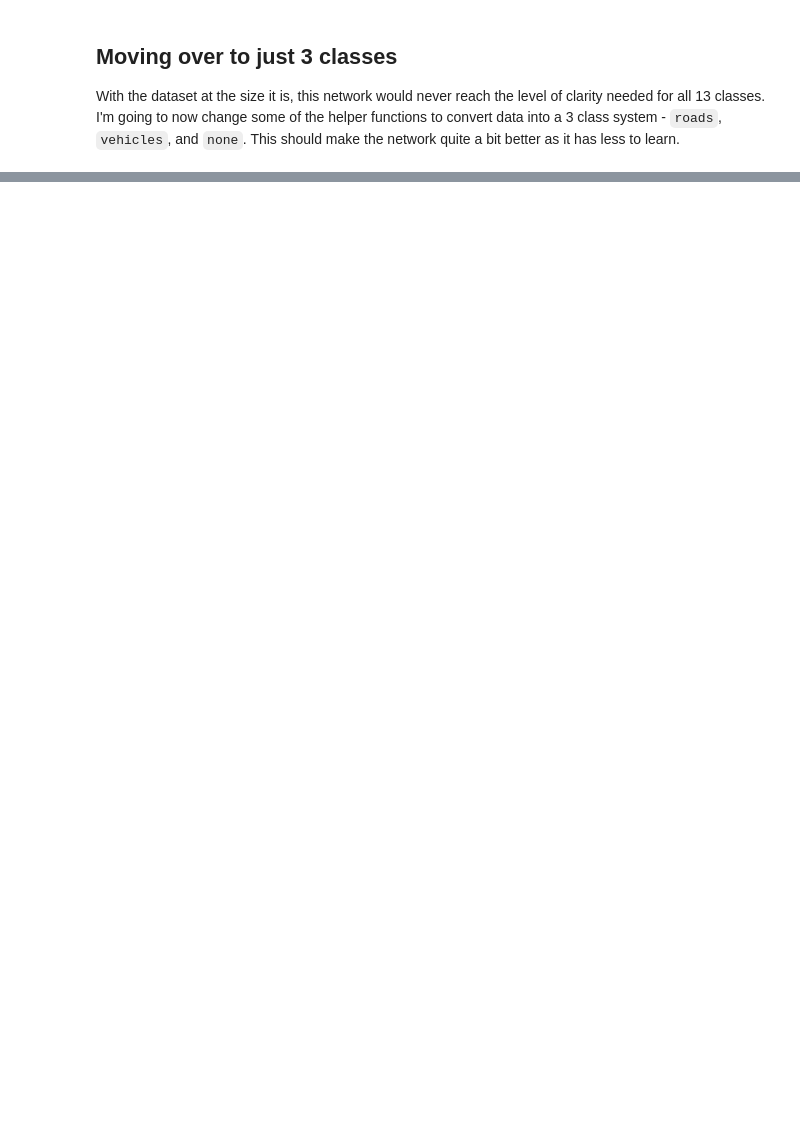
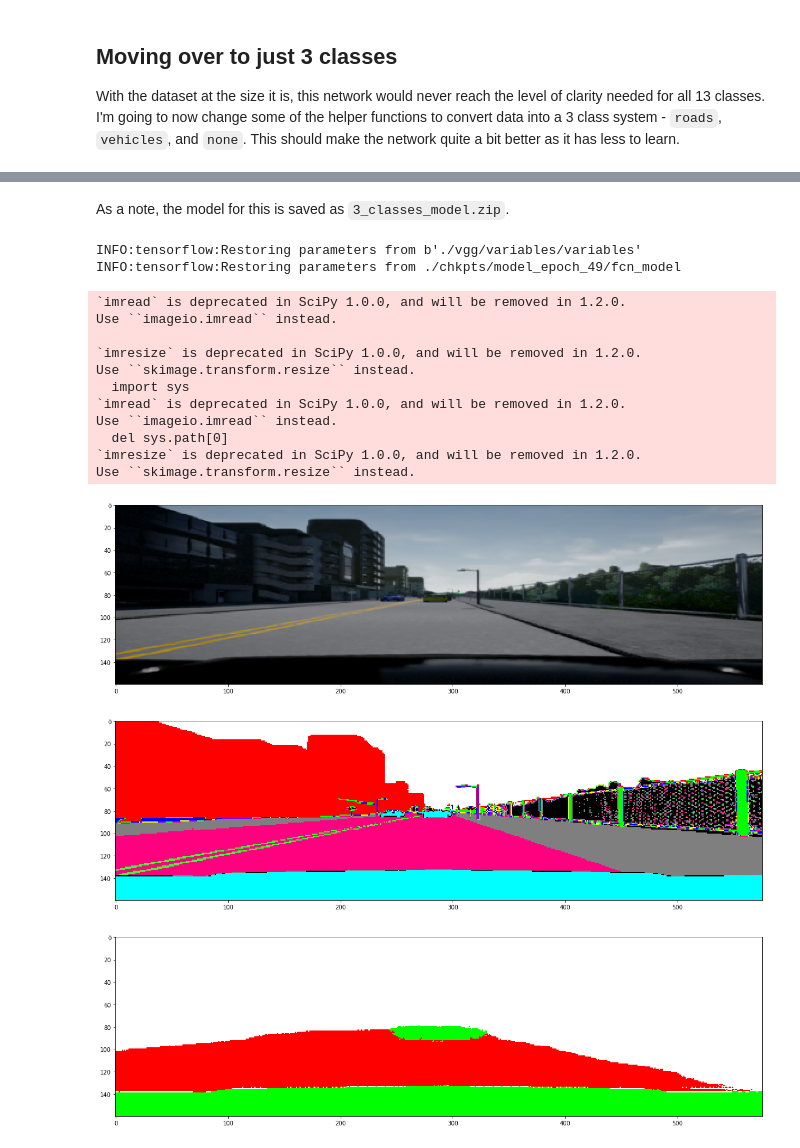
Before and after one commit to hlfshell/lyft-challenge-segmentation, a Jupyter notebook: Segmantic Segmentation with VGG16.ipynb, the cells around one changed output, grey strips where cells are left out. Drawn from its saved outputs; the diff is of its cells as text; code cells hidden in the pictures; blank space fills up the shorter version.

```diff
--- a/Segmantic Segmentation with VGG16.ipynb
+++ b/Segmantic Segmentation with VGG16.ipynb
@@ -438,0 +450,18 @@ With the dataset at the size it is, this network would never reach the level of
+# %%
+saver = None
+
+tf.reset_default_graph()
+
+with tf.Session() as sess:
+
+    model = {}
+    model['settings'] = { "num_classes": 3 }
+    get_placeholders(model)
+    load_vgg(model)
+    vgg_fcn(model)
+    get_logits(model)
+    get_loss(model)
+
+    saver = tf.train.Saver()
+
+    train(sess, model, 50, 10, 0.5, 0.0001)
@@ -438,0 +544,35 @@ With the dataset at the size it is, this network would never reach the level of
+# %% [markdown]
+As a note, the model for this is saved as `3_classes_model.zip`.
+# %%
+tf.reset_default_graph()
+with tf.Session() as sess:
+    model = {}
+    model['settings'] = { "num_classes": 3 }
+    get_placeholders(model)
+    load_vgg(model)
+    vgg_fcn(model)
+    get_logits(model)
+    get_loss(model)
+
+    saver = tf.train.Saver()
+#     saver = tf.train.import_meta_graph("./chkpts/model_epoch_9/checkpoint")
+    saver.restore(sess, './chkpts/model_epoch_49/fcn_model')
+
+    results = execute_on_image(sess, model, "165")
+# %% [output]
+INFO:tensorflow:Restoring parameters from b'./vgg/variables/variables'
+INFO:tensorflow:Restoring parameters from ./chkpts/model_epoch_49/fcn_model
+`imread` is deprecated in SciPy 1.0.0, and will be removed in 1.2.0.
+Use ``imageio.imread`` instead.
+
+`imresize` is deprecated in SciPy 1.0.0, and will be removed in 1.2.0.
+Use ``skimage.transform.resize`` instead.
+  import sys
+`imread` is deprecated in SciPy 1.0.0, and will be removed in 1.2.0.
+Use ``imageio.imread`` instead.
+  del sys.path[0]
+`imresize` is deprecated in SciPy 1.0.0, and will be removed in 1.2.0.
+Use ``skimage.transform.resize`` instead.
+[figure, added]
+[figure, added]
+[figure, added]
```
Also changed, not shown: parts of 11 cells of this notebook.
